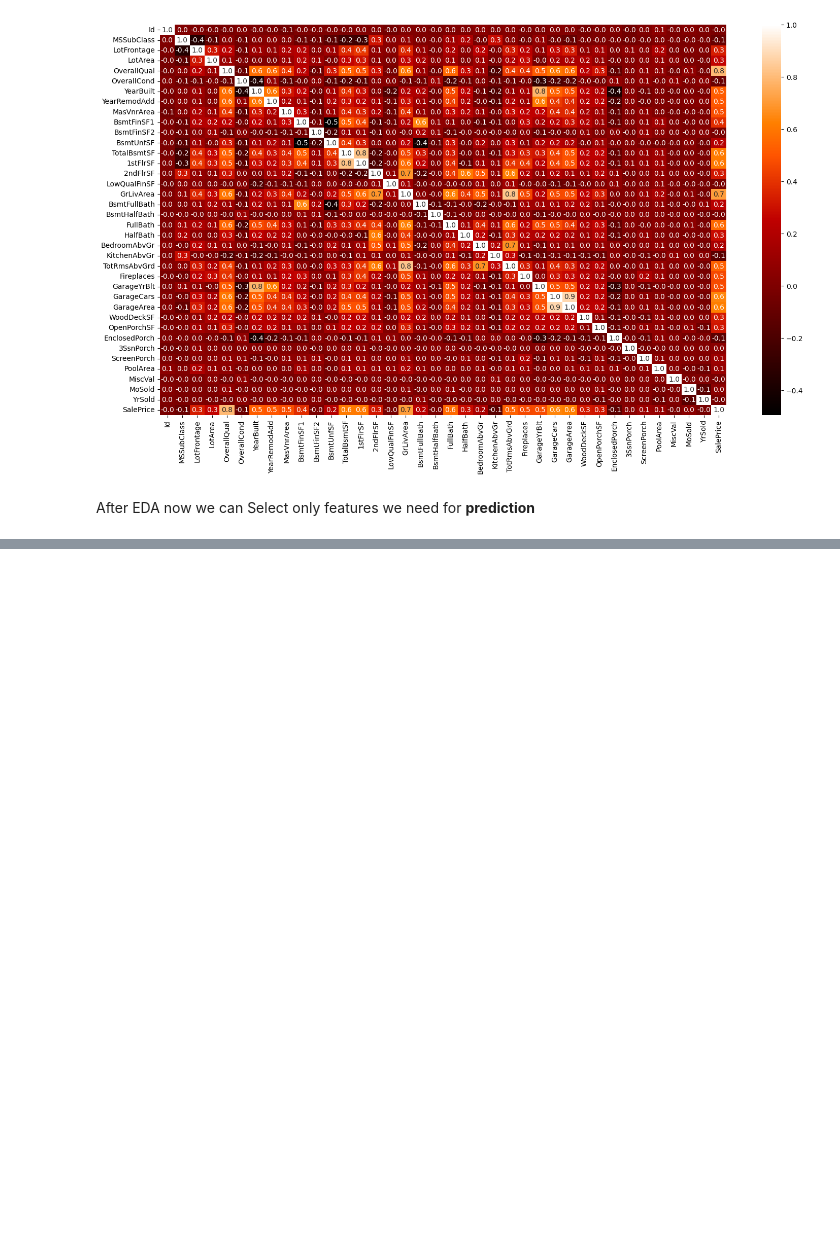
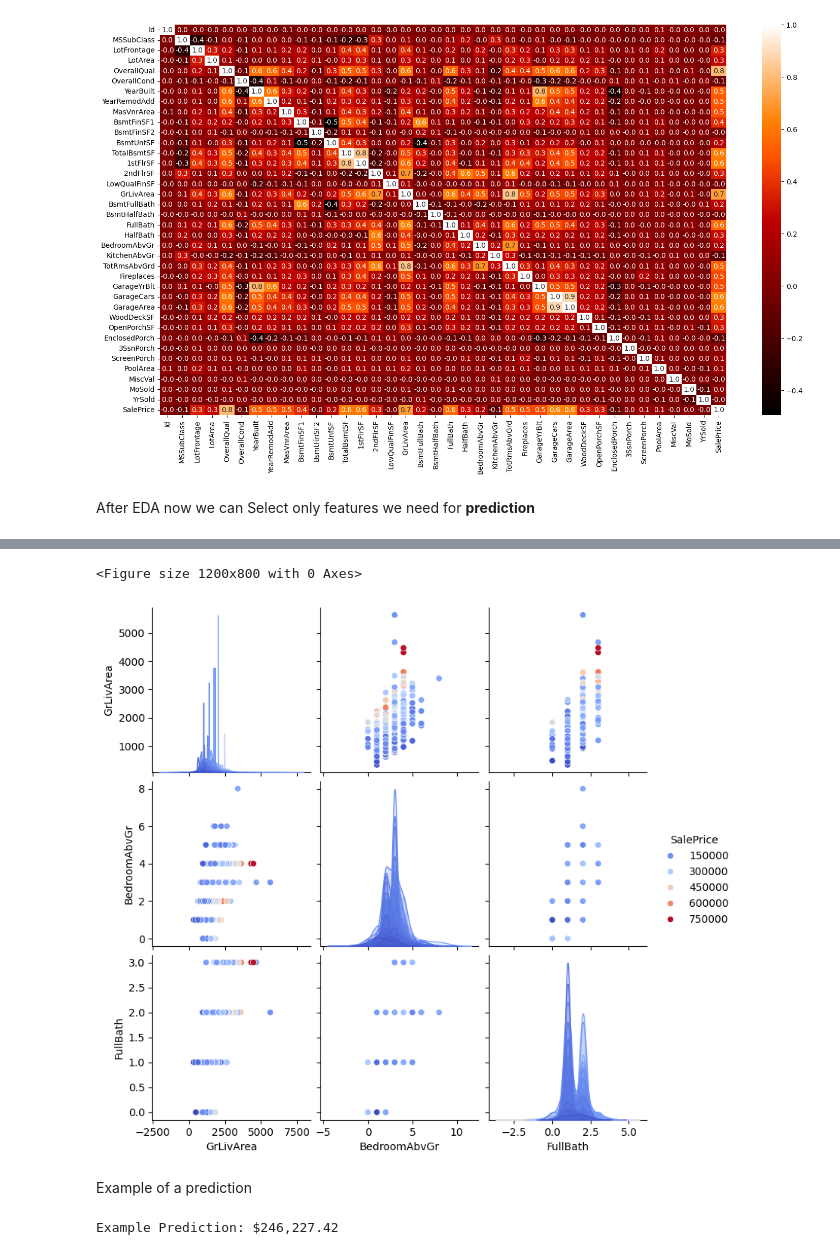
Before and after one commit to TheInvisibleGuest/PRODIGY_ML_01, a Jupyter notebook: Prodigy_ML_01.ipynb, the cells around one changed output, grey strips where cells are left out. Drawn from its saved outputs; the diff is of its cells as text; code cells hidden in the pictures; blank space fills up the shorter version.

```diff
--- a/Prodigy_ML_01.ipynb
+++ b/Prodigy_ML_01.ipynb
@@ -196,0 +241,29 @@ y = train_['SalePrice']
+# %%
+plt.figure(figsize=(12, 8))
+sns.pairplot(train_[col + ['SalePrice']], hue='SalePrice', palette='coolwarm')
+plt.show()
+# %% [output]
+<Figure size 1200x800 with 0 Axes>
+[figure, added]
+# %% [markdown]
+Example of a prediction
+# %%
+ex = pd.DataFrame({
+    'GrLivArea': [1800],
+    'BedroomAbvGr': [2],
+    'FullBath': [2],
+
+
+})
+test_prediction = model.predict(ex)
+print(f'Example Prediction: ${test_prediction[0]:,.2f}')
+
+# Prepare the test data and make predictions
+X_test = test_[col]
+test_predictions = model.predict(X_test)
+
+# Save predictions
+submission = pd.DataFrame({'Id': test_['Id'], 'SalePrice': test_predictions})
+submission.to_csv('submission.csv', index=False)
+# %% [output]
+Example Prediction: $246,227.42
```
Also changed, not shown: parts of 9 cells of this notebook, 2 other files.
